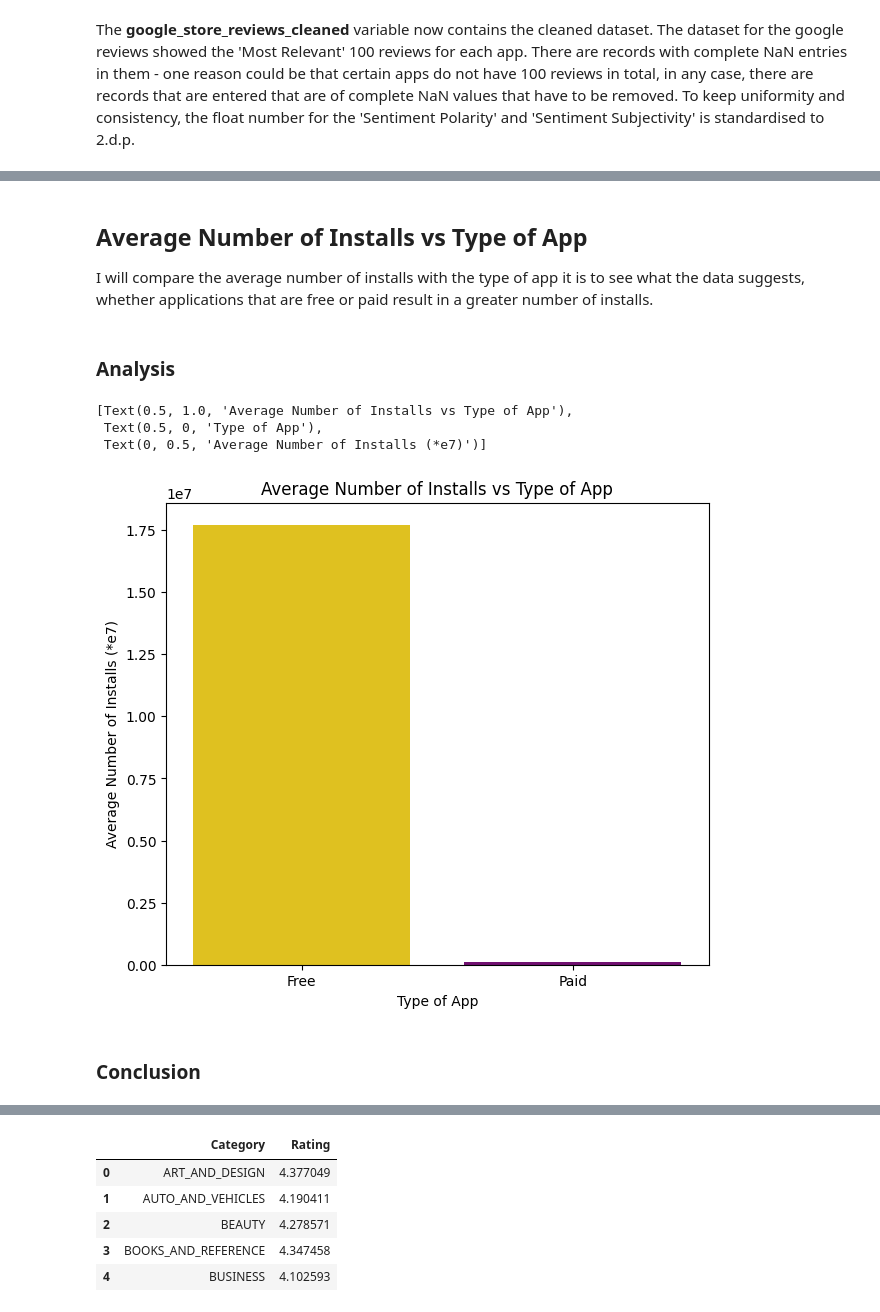
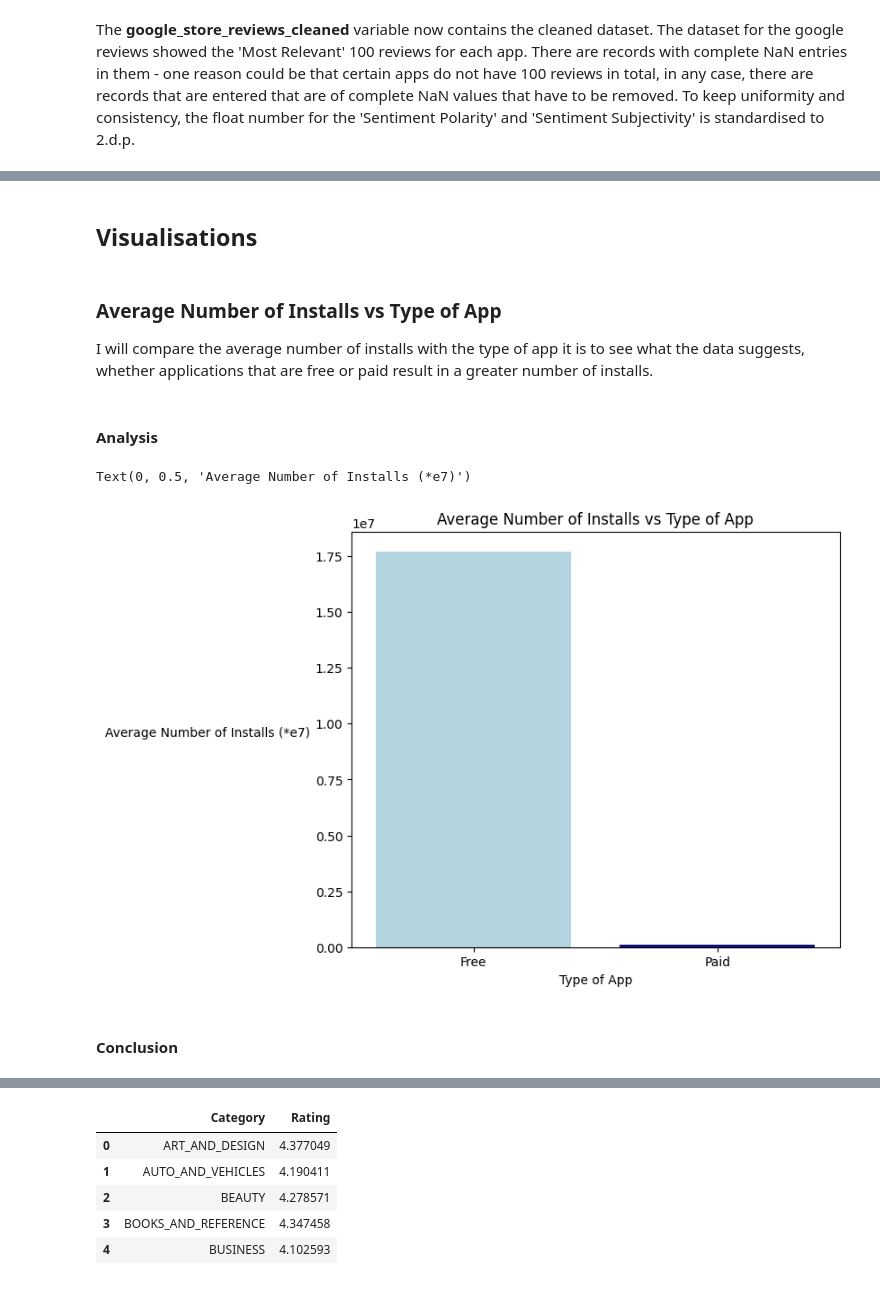
Before and after one commit to usama-asghar1/VisualisationProject, a Jupyter notebook: Visualisation_Project.ipynb, the cells around one changed output, grey strips where cells are left out. Drawn from its saved outputs; the diff is of its cells as text; code cells hidden in the pictures.

```diff
--- a/Visualisation_Project.ipynb
+++ b/Visualisation_Project.ipynb
@@ -166,9 +168,11 @@ The **google_store_reviews_cleaned** variable now contains the cleaned dataset.
+# %% [markdown]
+## Visualisations
 # %% [markdown]
-## Average Number of Installs vs Type of App
+### Average Number of Installs vs Type of App
 
 I will compare the average number of installs with the type of app it is to see what the data suggests, whether applications that are free or paid result in a greater number of installs.
 # %% [markdown]
-### Analysis
+#### Analysis
 # %%
 # Calculate the average number of installs for both types of app and assign these to variables
 avg_installs_free = google_store_cleaned[google_store_cleaned['Type'] == 'Free']['Installs'].mean()
@@ -178,17 +182,17 @@ avg_installs_paid = google_store_cleaned[google_store_cleaned['Type'] == 'Paid']
 avg_installs_df = pd.DataFrame({'Type': ['Free', 'Paid'], 'Average_Installs': [avg_installs_free, avg_installs_paid]})
 # %%
 # Plot a barplot using seaborn, catergorise by type, change the colour palette and set the title and labels
-# Use matplotlob to set the size
+# Use matplotlob to set the size and rotate the y-axis label
 plt.figure(figsize=(7, 6))
-sns.barplot(x='Type', y='Average_Installs', data=avg_installs_df, hue='Type', palette=('gold', 'purple')).set(
+sns.barplot(x='Type', y='Average_Installs', data=avg_installs_df, hue='Type', palette=('lightblue', 'darkblue')).set(
     title='Average Number of Installs vs Type of App',
     xlabel='Type of App',
     ylabel='Average Number of Installs (*e7)')
+
+plt.ylabel('Average Number of Installs (*e7)', rotation=0, ha='right')
 # %% [output]
-[Text(0.5, 1.0, 'Average Number of Installs vs Type of App'),
- Text(0.5, 0, 'Type of App'),
- Text(0, 0.5, 'Average Number of Installs (*e7)')]
+Text(0, 0.5, 'Average Number of Installs (*e7)')
-[figure, old version]
+[figure, new version]
 # %% [markdown]
-### Conclusion
+#### Conclusion
 # %% [markdown]
```
Also changed, not shown: parts of 16 cells of this notebook.
